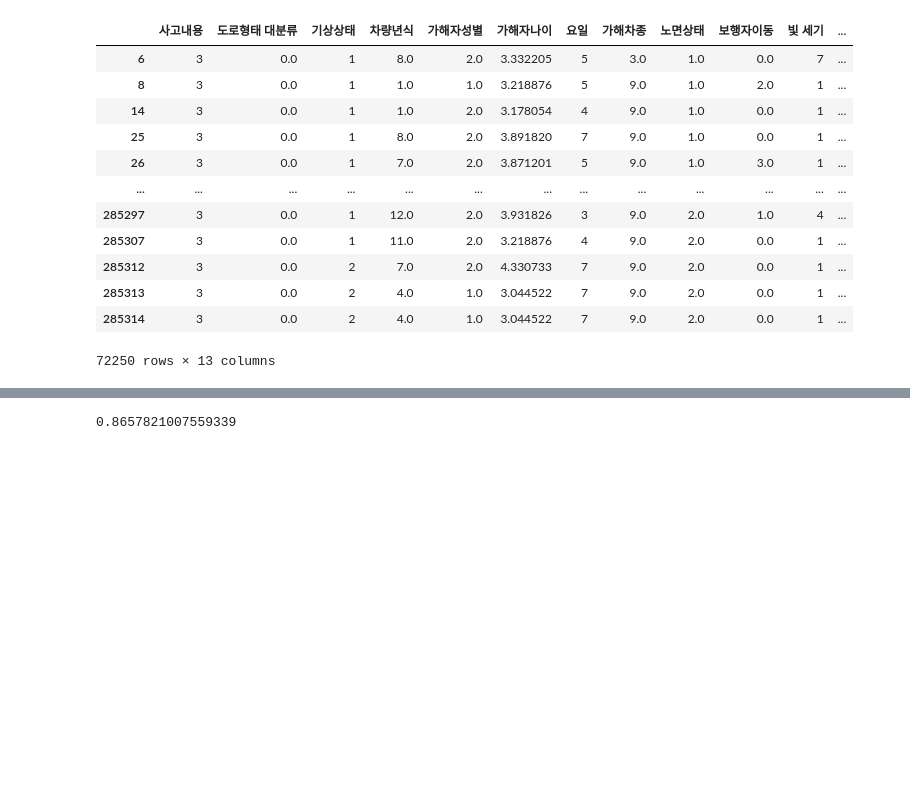
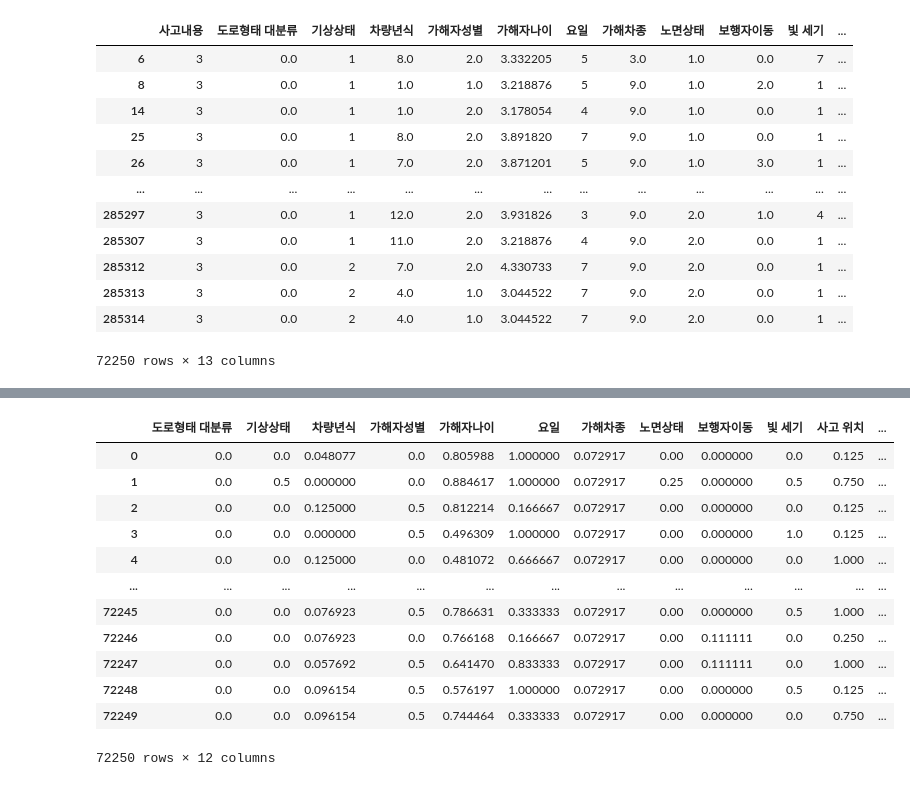
Before and after one commit to oohyun15/Prediction-of-Traffic-Accident-Risk, a Jupyter notebook: src/Resampling.ipynb, the cells around one changed output, grey strips where cells are left out. Drawn from its saved outputs; the diff is of its cells as text; code cells hidden in the pictures; blank space fills up the shorter version.

```diff
--- a/src/Resampling.ipynb
+++ b/src/Resampling.ipynb
@@ -73,3 +76,10 @@ sample = sample.iloc[np.random.permutation(len(sample))]
 
 y = sample.loc[:, sample.columns == '사고내용']
 x = sample.loc[:, sample.columns != '사고내용']
+
+
+from sklearn.preprocessing import MinMaxScaler
+minMaxScaler = MinMaxScaler()
+print(minMaxScaler.fit(x))
+x = minMaxScaler.transform(x)
+x
@@ -76,3 +101,20 @@ x = sample.loc[:, sample.columns != '사고내용']
+# %%
+x = pd.DataFrame(data = x,columns = sample.columns[1:])
+x
+# %% [output]
+|  | 도로형태 대분류 | 기상상태 | 차량년식 | 가해자성별 | 가해자나이 | 요일 | 가해차종 | 노면상태 | 보행자이동 | 빛 세기 | 사고 위치 | ... |
+| 0 | 0.0 | 0.0 | 0.048077 | 0.0 | 0.805988 | 1.000000 | 0.072917 | 0.00 | 0.000000 | 0.0 | 0.125 | ... |
+| 1 | 0.0 | 0.5 | 0.000000 | 0.0 | 0.884617 | 1.000000 | 0.072917 | 0.25 | 0.000000 | 0.5 | 0.750 | ... |
+| 2 | 0.0 | 0.0 | 0.125000 | 0.5 | 0.812214 | 0.166667 | 0.072917 | 0.00 | 0.000000 | 0.0 | 0.125 | ... |
+| 3 | 0.0 | 0.0 | 0.000000 | 0.5 | 0.496309 | 1.000000 | 0.072917 | 0.00 | 0.000000 | 1.0 | 0.125 | ... |
+| 4 | 0.0 | 0.0 | 0.125000 | 0.0 | 0.481072 | 0.666667 | 0.072917 | 0.00 | 0.000000 | 0.0 | 1.000 | ... |
+| ... | ... | ... | ... | ... | ... | ... | ... | ... | ... | ... | ... | ... |
+| 72245 | 0.0 | 0.0 | 0.076923 | 0.5 | 0.786631 | 0.333333 | 0.072917 | 0.00 | 0.000000 | 0.5 | 1.000 | ... |
+| 72246 | 0.0 | 0.0 | 0.076923 | 0.0 | 0.766168 | 0.166667 | 0.072917 | 0.00 | 0.111111 | 0.0 | 0.250 | ... |
+| 72247 | 0.0 | 0.0 | 0.057692 | 0.5 | 0.641470 | 0.833333 | 0.072917 | 0.00 | 0.111111 | 0.0 | 1.000 | ... |
+| 72248 | 0.0 | 0.0 | 0.096154 | 0.5 | 0.576197 | 1.000000 | 0.072917 | 0.00 | 0.000000 | 0.5 | 0.125 | ... |
+| 72249 | 0.0 | 0.0 | 0.096154 | 0.5 | 0.744464 | 0.333333 | 0.072917 | 0.00 | 0.000000 | 0.0 | 0.750 | ... |
+72250 rows × 12 columns
 # %%
 x_samp , y_samp = ADASYN(random_state = 20000).fit_sample(x,y)
 #x_samp2, y_samp2 = SMOTETomek(random_state = 4).fit_sample(x,y)
@@ -86,13 +129,11 @@ x_train, x_test, y_train, y_test = train_test_split(x_samp, y_samp, test_size=0.
 
 from sklearn.neighbors import KNeighborsClassifier
 
-knn = KNeighborsClassifier()
-knn.fit(x_train,y_train)
-pred_knn = knn.predict(x_test)
-val_knn = (pred_knn == y_test["사고내용"]).mean()
-val_knn
+#knn = KNeighborsClassifier()
+#knn.fit(x_train,y_train)
+#pred_knn = knn.predict(x_test)
+#val_knn = (pred_knn == y_test["사고내용"]).mean()
+#val_knn
-# %% [output]
-0.8657821007559339
 # %%
 from sklearn.metrics import classification_report, confusion_matrix
 print(classification_report(y_test,pred_knn,target_names=['class 0','class 1','class 2']))
```
Also changed, not shown: parts of 9 cells of this notebook, 2 other files.
